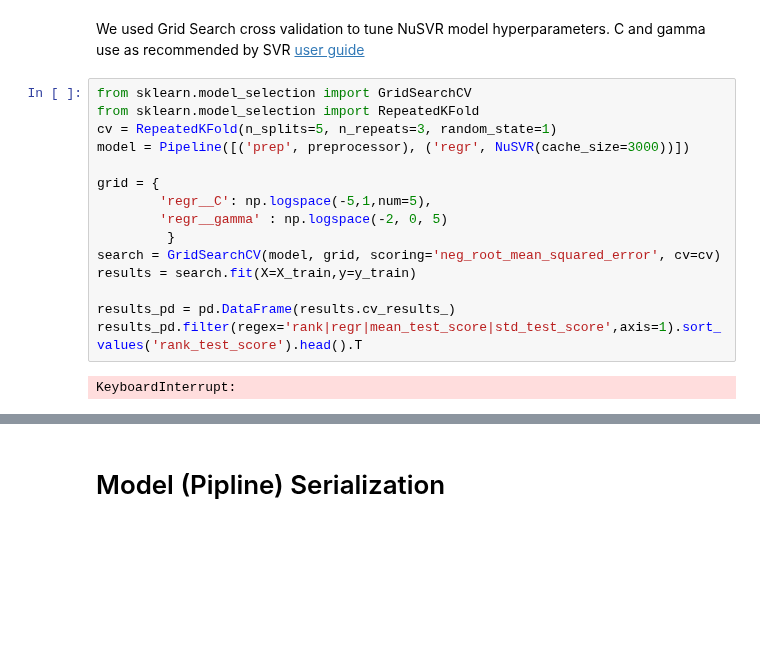
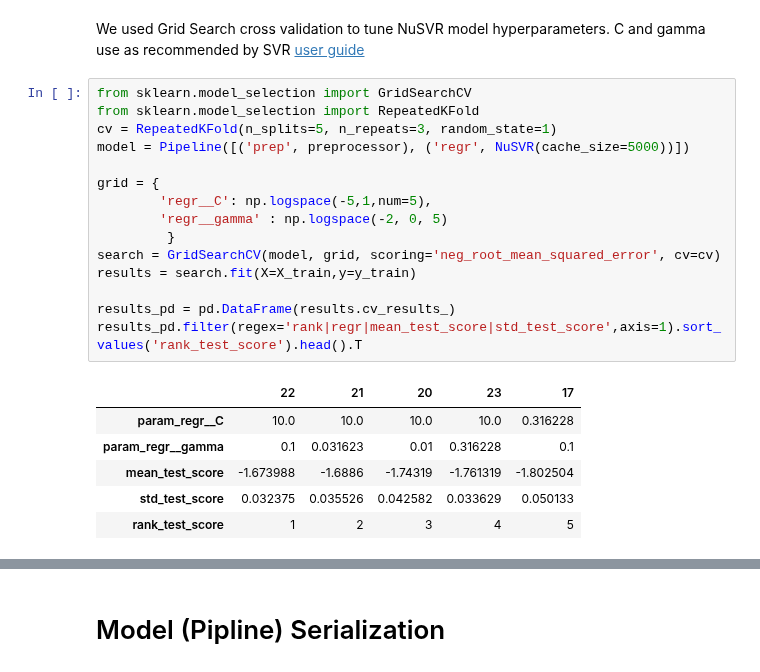
Before and after one commit to EdvinasStonevicius/LT-national-salary-analysis, a Jupyter notebook: python/03-ML_4_SVR.ipynb, the cells around one changed output, grey strips where cells are left out. Saved outputs shown, nothing was run; the diff lists cells and outputs as text; blank space fills up the shorter version.

```diff
--- a/python/03-ML_4_SVR.ipynb
+++ b/python/03-ML_4_SVR.ipynb
@@ -138,20 +138,25 @@ We used Grid Search cross validation to tune NuSVR model hyperparameters. C and
 # %%
 from sklearn.model_selection import GridSearchCV
 from sklearn.model_selection import RepeatedKFold
 cv = RepeatedKFold(n_splits=5, n_repeats=3, random_state=1)
-model = Pipeline([('prep', preprocessor), ('regr', NuSVR(cache_size=3000))])
+model = Pipeline([('prep', preprocessor), ('regr', NuSVR(cache_size=5000))])
 
 grid = {
         'regr__C': np.logspace(-5,1,num=5),
         'regr__gamma' : np.logspace(-2, 0, 5)
          }
 search = GridSearchCV(model, grid, scoring='neg_root_mean_squared_error', cv=cv)
 results = search.fit(X=X_train,y=y_train)
 
 results_pd = pd.DataFrame(results.cv_results_)
 results_pd.filter(regex='rank|regr|mean_test_score|std_test_score',axis=1).sort_values('rank_test_score').head().T
 # %% [output]
-KeyboardInterrupt:
+|  | 22 | 21 | 20 | 23 | 17 |
+| param_regr__C | 10.0 | 10.0 | 10.0 | 10.0 | 0.316228 |
+| param_regr__gamma | 0.1 | 0.031623 | 0.01 | 0.316228 | 0.1 |
+| mean_test_score | -1.673988 | -1.6886 | -1.74319 | -1.761319 | -1.802504 |
+| std_test_score | 0.032375 | 0.035526 | 0.042582 | 0.033629 | 0.050133 |
+| rank_test_score | 1 | 2 | 3 | 4 | 5 |
 # %%
 best_model=results.best_estimator_
 best_model
```
Also changed, not shown: parts of 9 cells of this notebook, 1 other file.
